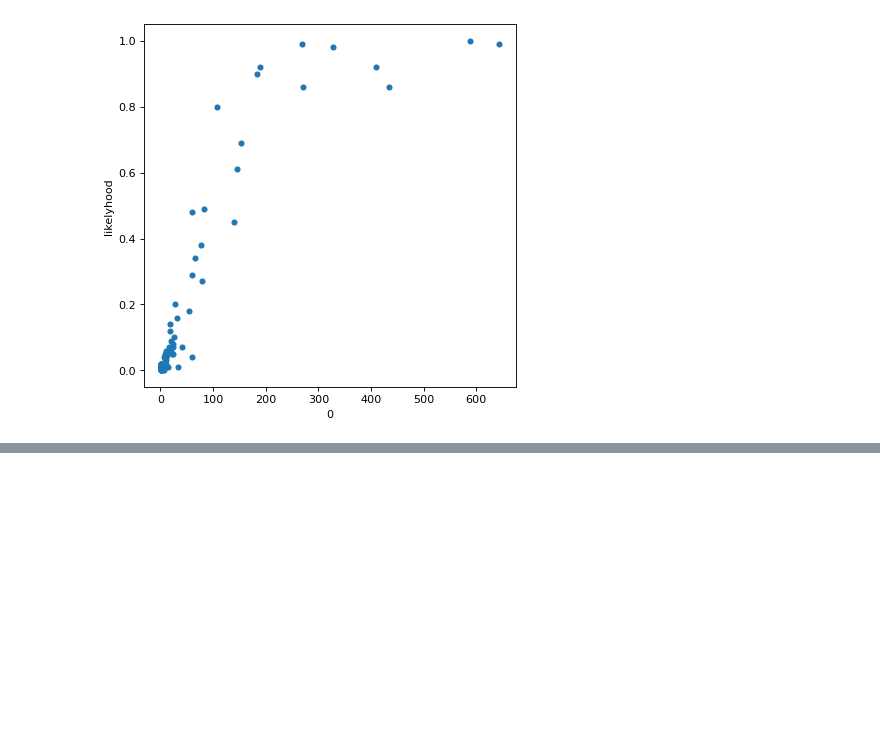
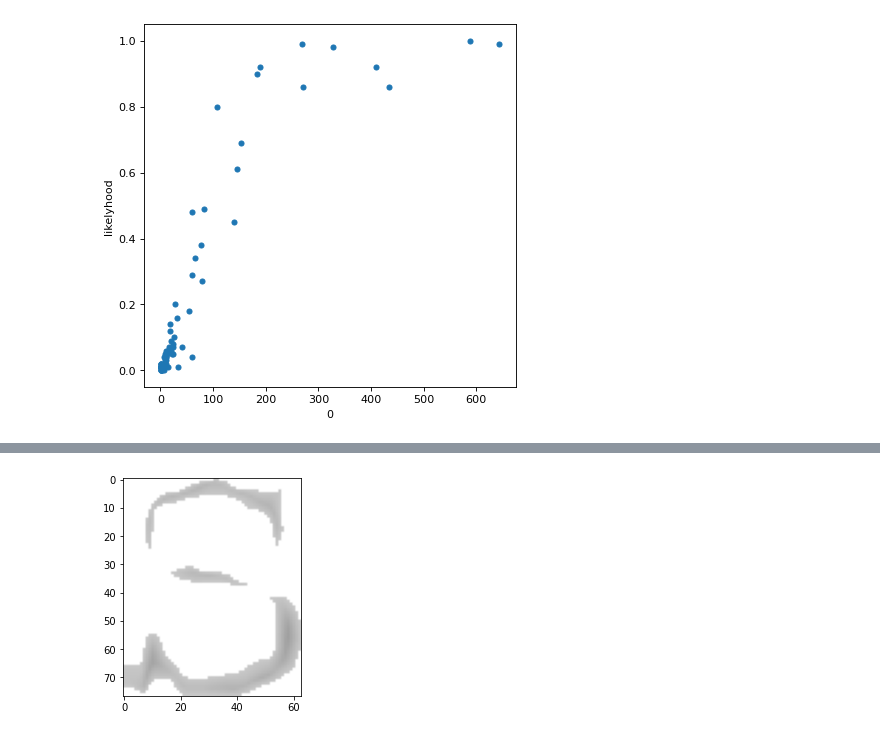
Before and after one commit to ggdhines/historical-transcriptions, a Jupyter notebook: notebooks/ocr followup.ipynb, the cells around one changed output, grey strips where cells are left out. Drawn from its saved outputs; the diff is of its cells as text; code cells hidden in the pictures; blank space fills up the shorter version.

```diff
--- a/notebooks/ocr followup.ipynb
+++ b/notebooks/ocr followup.ipynb
@@ -596,0 +599,6 @@ plt.show()
+# %%
+actual = enc.transform(results_df[["character"]]).todense()
+probabilities = clf.predict_proba(results_df[["x","y"]])
+results_df["max prob"] = np.amax(probabilities,axis=1)
+
+results_df.sort_values("max prob").head(10)
@@ -596,0 +617,4 @@ plt.show()
+# %%
+plot_character(results_df,756)
+# %% [output]
+[figure, added]
```
Also changed, not shown: parts of 10 cells of this notebook.
